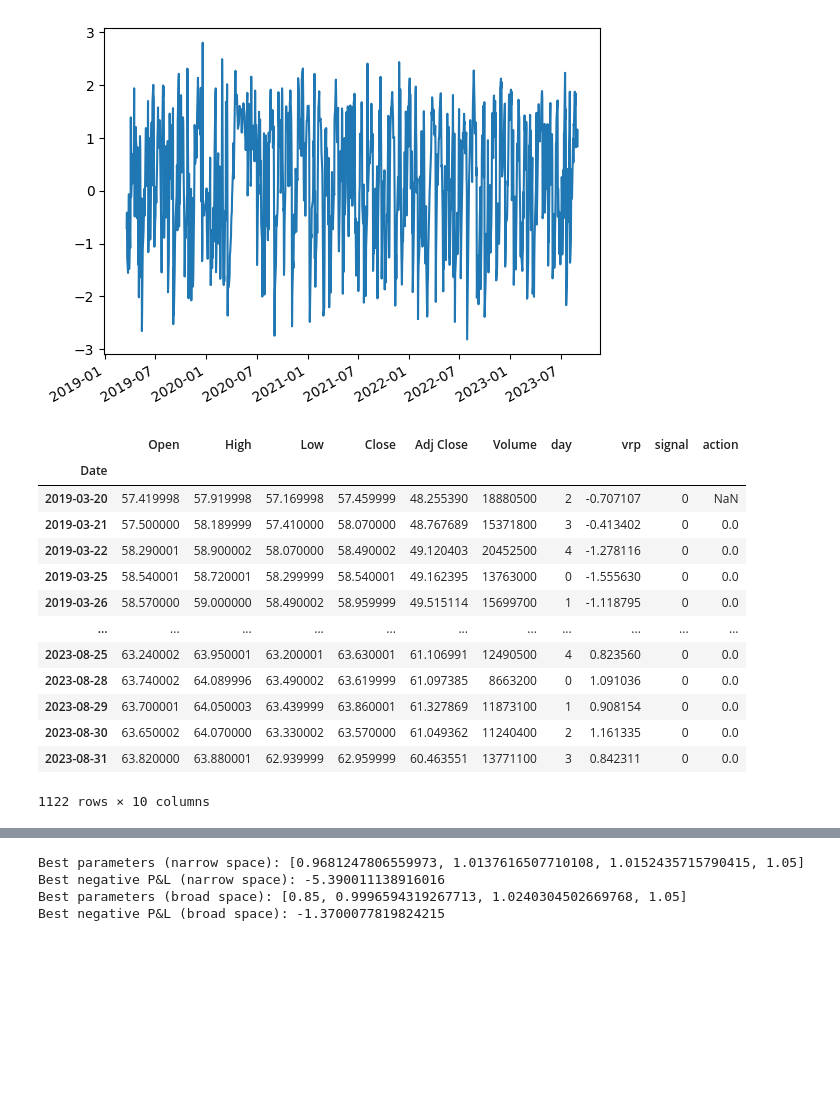
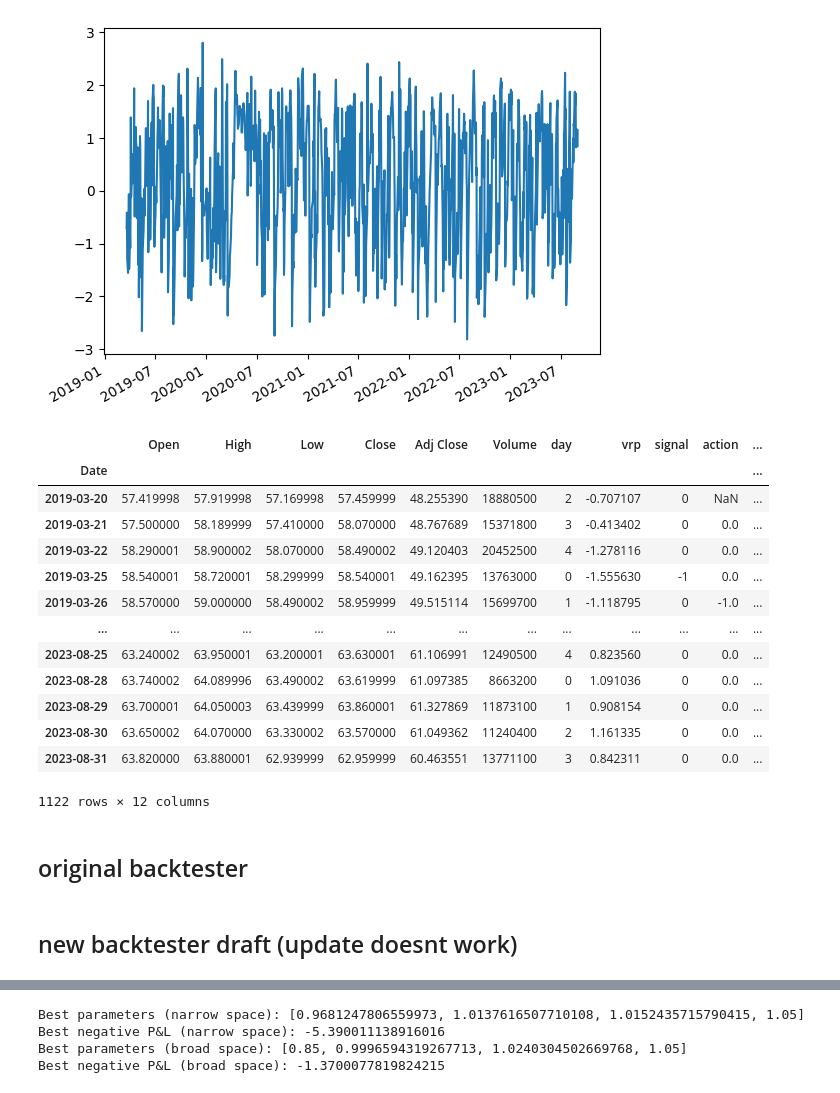
Before and after one commit to siruiliu-code/GARCH-X-Volatility-Modelling-with-Equity-Options-Trading, a Jupyter notebook: megan_optimisation.ipynb, the cells around one changed output, grey strips where cells are left out. Saved outputs shown, nothing was run; the diff lists cells and outputs as text; code cells hidden in the pictures; blank space fills up the shorter version.

```diff
--- a/megan_optimisation.ipynb
+++ b/megan_optimisation.ipynb
@@ -161,6 +161,7 @@ xlu_options["strike_price"] = xlu_options["strike_price"] / 1000
 xlu_filtered_options = xlu_options.groupby("date").apply(lambda x: x.query("exdate == exdate.min()")).reset_index(level=0, drop=True)
 xlu_filtered_options["day"] = xlu_filtered_options.index.weekday.map(day_map)
 xlu_filtered_options["ex_day"] = xlu_filtered_options["exdate"].dt.weekday.map(day_map)
+xlu_filtered_options["days to expiry"] = (xlu_filtered_options["exdate"] - xlu_filtered_options.index).dt.days
 xlu_filtered_options
 # %% [output]
 |  | ticker | exdate | cp_flag | strike_price | best_bid | best_offer | open_interest | impl_volatility | ... |
@@ -189,8 +190,8 @@ xlu_vrp_standardised.plot()
 <Axes: >
 [figure]
 # %%
-upper_threshold = 1.75
-lower_threshold = -1.75
+upper_threshold = 1.5060942406259028
+lower_threshold = -1.527742191923204
 
 xlu_filtered_options["vrp"] = xlu_vrp_standardised
 xlu_time_series = pd.read_hdf("data/etf_series.hf5", key="XLU")
@@ -201,49 +202,53 @@ xlu_time_series["action"] = np.where((xlu_time_series["signal"] == 1)  & (xlu_ti
                                      np.where((xlu_time_series["signal"] == -1) & (xlu_time_series.index.weekday != 4), -1,
                                               0))
 xlu_time_series.dropna(inplace=True)
 xlu_time_series
 
 def ensure_weekly_action(df):
     last_action = 0
     last_week = -1
 
     for i in range(len(df)):
         current_week = df.index[i].isocalendar()[1]  # Get the week number
         current_day = df["day"].iloc[i]
 
         if current_week != last_week:  # Reset at the start of a new week
             last_action = 0
             last_week = current_week
 
         if last_action != 0 and df["action"].iloc[i] != 0:
             # If an action has already occurred this week, set to 0
             df.at[df.index[i], "action"] = 0
         elif df["action"].iloc[i] != 0:
             # If this is the first action of the week, update last_action
             last_action = df["action"].iloc[i]
 
     return df
 
 xlu_time_series = ensure_weekly_action(xlu_time_series)
 xlu_time_series["action"] = xlu_time_series["action"].shift()
+xlu_time_series["days to expiry"] = xlu_filtered_options["days to expiry"].iloc[:len(xlu_time_series)].values
+xlu_time_series["volatility"] = xlu_iv["Average IV"].iloc[:len(xlu_time_series)].values
 xlu_time_series
 # %% [output]
-|  | Open | High | Low | Close | Adj Close | Volume | day | vrp | signal | action |
-| Date |  |  |  |  |  |  |  |  |  |  |
-| 2019-03-20 | 57.419998 | 57.919998 | 57.169998 | 57.459999 | 48.255390 | 18880500 | 2 | -0.707107 | 0 | NaN |
-| 2019-03-21 | 57.500000 | 58.189999 | 57.410000 | 58.070000 | 48.767689 | 15371800 | 3 | -0.413402 | 0 | 0.0 |
-| 2019-03-22 | 58.290001 | 58.900002 | 58.070000 | 58.490002 | 49.120403 | 20452500 | 4 | -1.278116 | 0 | 0.0 |
-| 2019-03-25 | 58.540001 | 58.720001 | 58.299999 | 58.540001 | 49.162395 | 13763000 | 0 | -1.555630 | 0 | 0.0 |
-| 2019-03-26 | 58.570000 | 59.000000 | 58.490002 | 58.959999 | 49.515114 | 15699700 | 1 | -1.118795 | 0 | 0.0 |
-| ... | ... | ... | ... | ... | ... | ... | ... | ... | ... | ... |
-| 2023-08-25 | 63.240002 | 63.950001 | 63.200001 | 63.630001 | 61.106991 | 12490500 | 4 | 0.823560 | 0 | 0.0 |
-| 2023-08-28 | 63.740002 | 64.089996 | 63.490002 | 63.619999 | 61.097385 | 8663200 | 0 | 1.091036 | 0 | 0.0 |
-| 2023-08-29 | 63.700001 | 64.050003 | 63.439999 | 63.860001 | 61.327869 | 11873100 | 1 | 0.908154 | 0 | 0.0 |
-| 2023-08-30 | 63.650002 | 64.070000 | 63.330002 | 63.570000 | 61.049362 | 11240400 | 2 | 1.161335 | 0 | 0.0 |
-| 2023-08-31 | 63.820000 | 63.880001 | 62.939999 | 62.959999 | 60.463551 | 13771100 | 3 | 0.842311 | 0 | 0.0 |
+|  | Open | High | Low | Close | Adj Close | Volume | day | vrp | signal | action | ... |
+| Date |  |  |  |  |  |  |  |  |  |  | ... |
+| 2019-03-20 | 57.419998 | 57.919998 | 57.169998 | 57.459999 | 48.255390 | 18880500 | 2 | -0.707107 | 0 | NaN | ... |
+| 2019-03-21 | 57.500000 | 58.189999 | 57.410000 | 58.070000 | 48.767689 | 15371800 | 3 | -0.413402 | 0 | 0.0 | ... |
+| 2019-03-22 | 58.290001 | 58.900002 | 58.070000 | 58.490002 | 49.120403 | 20452500 | 4 | -1.278116 | 0 | 0.0 | ... |
+| 2019-03-25 | 58.540001 | 58.720001 | 58.299999 | 58.540001 | 49.162395 | 13763000 | 0 | -1.555630 | -1 | 0.0 | ... |
+| 2019-03-26 | 58.570000 | 59.000000 | 58.490002 | 58.959999 | 49.515114 | 15699700 | 1 | -1.118795 | 0 | -1.0 | ... |
+| ... | ... | ... | ... | ... | ... | ... | ... | ... | ... | ... | ... |
+| 2023-08-25 | 63.240002 | 63.950001 | 63.200001 | 63.630001 | 61.106991 | 12490500 | 4 | 0.823560 | 0 | 0.0 | ... |
+| 2023-08-28 | 63.740002 | 64.089996 | 63.490002 | 63.619999 | 61.097385 | 8663200 | 0 | 1.091036 | 0 | 0.0 | ... |
+| 2023-08-29 | 63.700001 | 64.050003 | 63.439999 | 63.860001 | 61.327869 | 11873100 | 1 | 0.908154 | 0 | 0.0 | ... |
+| 2023-08-30 | 63.650002 | 64.070000 | 63.330002 | 63.570000 | 61.049362 | 11240400 | 2 | 1.161335 | 0 | 0.0 | ... |
+| 2023-08-31 | 63.820000 | 63.880001 | 62.939999 | 62.959999 | 60.463551 | 13771100 | 3 | 0.842311 | 0 | 0.0 | ... |
-1122 rows × 10 columns
+1122 rows × 12 columns
 # %%
 xlu_filtered_options.dropna(subset=["strike_price", "best_bid", "best_offer", "cp_flag"], inplace=True)
+# %% [markdown]
+## original backtester
 # %%
 def myround(x, base=5):
     return base * round(x/base)
@@ -293,3 +298,5 @@ for index, row in xlu_time_series.iterrows():
 
     elif row["action"] == 0:
         ironcondor_tracker[index] = (None, None)
+# %% [markdown]
+## new backtester draft (update doesnt work)
```
Also changed, not shown: parts of 15 cells of this notebook.
